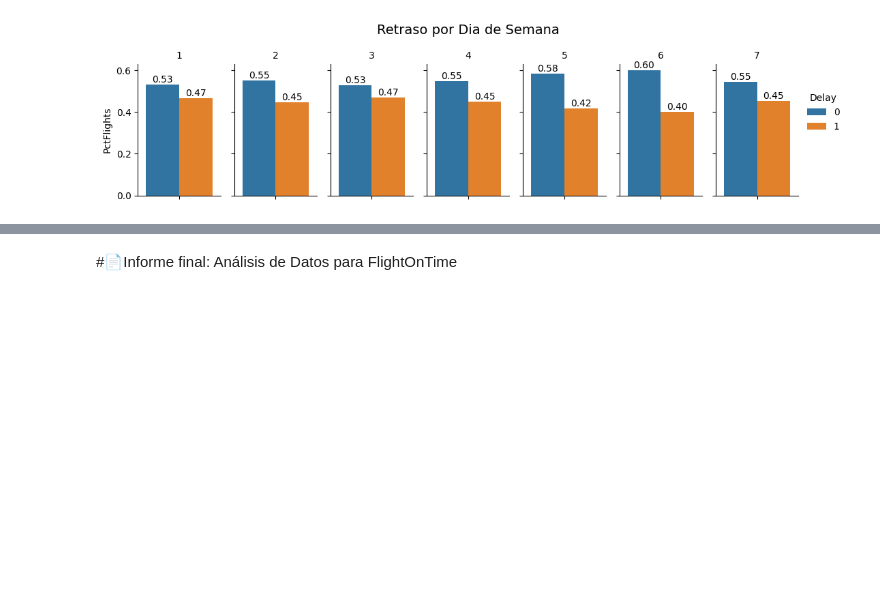
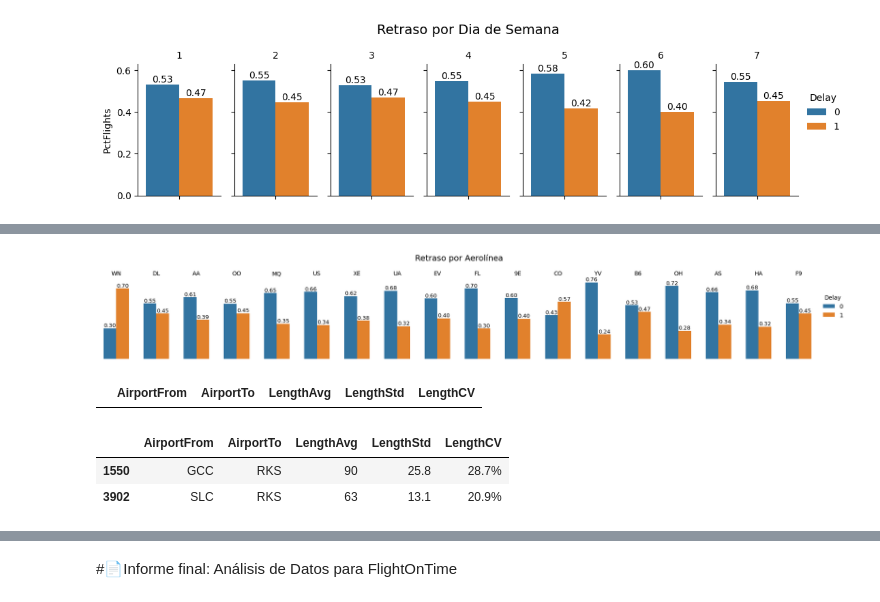
Before and after one commit to Sts87/FlightOnTime, a Jupyter notebook: FlightOnTime_Modelado 2.1.ipynb, the cells around one changed output, grey strips where cells are left out. Saved outputs shown, nothing was run; the diff lists cells and outputs as text; code cells hidden in the pictures; blank space fills up the shorter version.

```diff
--- a/FlightOnTime_Modelado 2.1.ipynb
+++ b/FlightOnTime_Modelado 2.1.ipynb
@@ -231,0 +249,29 @@ plt.show()
+# %%
+# Retraso por Aerolinea:
+# -Solo WN y CO tienen mayor proporcion de retrasos (0.7, 0.57)
+df2 = df.groupby(['Airline', 'Delay'])['Delay'].count().reset_index(name='NumFlights')
+df2['PctFlights'] = df2.groupby('Airline')['NumFlights'].transform(lambda x: x / x.sum())
+
+g = sns.catplot(
+       data=df2.sort_values('NumFlights', ascending=False),
+       hue="Delay", y="PctFlights", col="Airline",
+       kind="bar", height=2.5, aspect=.4
+    )
+
+for ax in g.axes.flat:
+    for container in ax.containers:
+        ax.bar_label(container, fmt='%.2f', label_type='edge', fontsize=9.5)
+
+g.set(ylabel=None)
+g.set(yticklabels=[])
+g.tick_params(left=False, bottom=False)
+g.despine(left=True, bottom=True)
+
+g.set_titles(col_template="{col_name}", fontdict={'fontsize': 10.5})
+g.fig.suptitle("Retraso por Aerolínea", y=1.1, fontsize=14)
+
+plt.show()
+# plt.savefig("distribucion_delay_dia_semana.png", bbox_inches='tight', dpi=300)
+# plt.close()
+# %% [output]
+[figure, added]
@@ -231,0 +286,10 @@ plt.show()
+# %%
+df2[df2['LengthCV'] >= 0.3].style.format({'LengthAvg': '{:,.0f}', 'LengthStd': '{:,.1f}', 'LengthCV': '{:.1%}'})
+# %% [output]
+|  | AirportFrom | AirportTo | LengthAvg | LengthStd | LengthCV |
+# %%
+df2[df2['LengthCV'] > 0.2].style.format({'LengthAvg': '{:,.0f}', 'LengthStd': '{:,.1f}', 'LengthCV': '{:.1%}'})
+# %% [output]
+|  | AirportFrom | AirportTo | LengthAvg | LengthStd | LengthCV |
+| 1550 | GCC | RKS | 90 | 25.8 | 28.7% |
+| 3902 | SLC | RKS | 63 | 13.1 | 20.9% |
```
Also changed, not shown: parts of 23 cells of this notebook.
